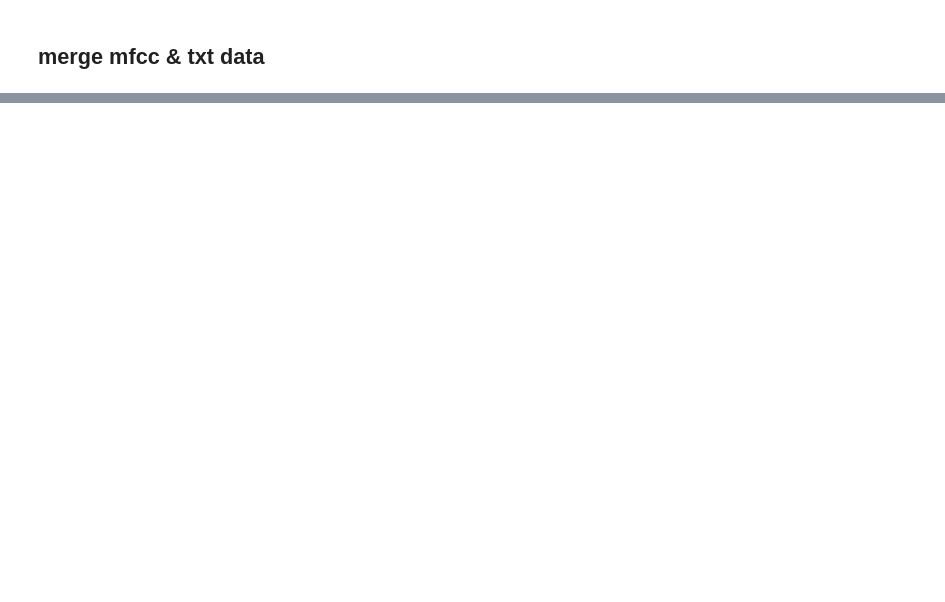
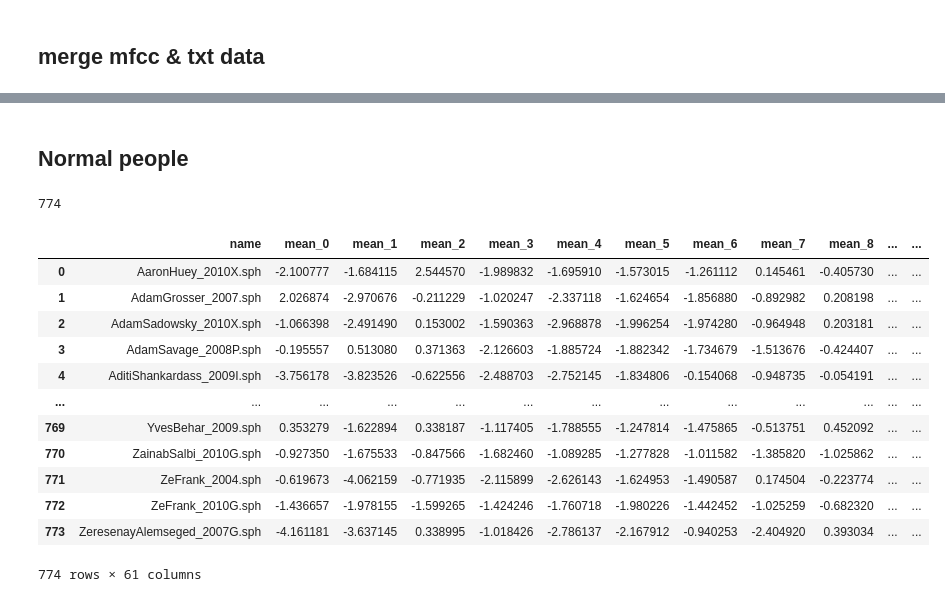
Before and after one commit to ZiJun0502/Alzheimer-Diagnosis-Speech, a Jupyter notebook: model/dataMerge.ipynb, the cells around one changed output, grey strips where cells are left out. Saved outputs shown, nothing was run; the diff lists cells and outputs as text; code cells hidden in the pictures; blank space fills up the shorter version.

```diff
--- a/model/dataMerge.ipynb
+++ b/model/dataMerge.ipynb
@@ -132,0 +152,64 @@ merged_df.to_csv(csv_file_path, index=False)
+# %% [markdown]
+## Normal people
+# %%
+normal_info = pd.read_csv(normal_dataroot)
+normal_info.drop(normal_info[normal_info["name"] == "list.txt"].index, inplace = True)
+normal_info.drop(normal_info[normal_info["name"] == "name.bat"].index, inplace = True)
+
+dp = data_process()
+print(normal_info.shape[0])
+
+
+normal_audio_names = []
+mean_names = ["mean_0", "mean_1", "mean_2", "mean_3", "mean_4", "mean_5", "mean_6", "mean_7", "mean_8", "mean_9", "mean_10", "mean_11"]
+std_names = ["std_0", "std_1", "std_2", "std_3", "std_4", "std_5", "std_6", "std_7", "std_8", "std_9", "std_10", "std_11"]
+var_names = ["var_0", "var_1", "var_2", "var_3", "var_4", "var_5", "var_6", "var_7", "var_8", "var_9", "var_10", "var_11"]
+min_names = ["min_0", "min_1", "min_2", "min_3", "min_4", "min_5", "min_6", "min_7", "min_8", "min_9", "min_10", "min_11"]
+max_names = ["max_0", "max_1", "max_2", "max_3", "max_4", "max_5", "max_6", "max_7", "max_8", "max_9", "max_10", "max_11"]
+
+for i in range(normal_info.shape[0]):
+    normal_aud_df = pd.read_csv(f"/content/drive/MyDrive/term project/final_training_data/normal_output/unnoise_{normal_info.iloc[i,0][:-4]}.csv", header=None)
+    normal_audio_names.append(normal_info.iloc[i,0])
+    dp.cal_mfcc_features(normal_info.iloc[i,0], normal_aud_df)
+
+normal_mean_df = pd.DataFrame(dp.mean_features)
+normal_mean_df.columns = mean_names
+normal_mean_df["name"] = normal_audio_names
+normal_mean_df = normal_mean_df.reindex(["name", "mean_0", "mean_1", "mean_2", "mean_3", "mean_4", "mean_5", "mean_6", "mean_7", "mean_8", "mean_9", "mean_10", "mean_11"], axis=1)
+
+normal_std_df = pd.DataFrame(dp.std_features)
+normal_std_df.columns = std_names
+normal_std_df["name"] = normal_audio_names
+
+normal_var_df = pd.DataFrame(dp.var_features)
+normal_var_df.columns = var_names
+normal_var_df["name"] = normal_audio_names
+
+normal_min_df = pd.DataFrame(dp.min_features)
+normal_min_df.columns = min_names
+normal_min_df["name"] = normal_audio_names
+
+normal_max_df = pd.DataFrame(dp.max_features)
+normal_max_df.columns = max_names
+normal_max_df["name"] = normal_audio_names
+
+normal_mfcc_df = pd.merge(normal_mean_df, normal_std_df, how="right", on = "name")
+normal_mfcc_df = pd.merge(normal_mfcc_df, normal_var_df, how="right", on = "name")
+normal_mfcc_df = pd.merge(normal_mfcc_df, normal_min_df, how="right", on = "name")
+normal_mfcc_df = pd.merge(normal_mfcc_df, normal_max_df, how="right", on = "name")
+normal_mfcc_df
+# %% [output]
+774
+|  | name | mean_0 | mean_1 | mean_2 | mean_3 | mean_4 | mean_5 | mean_6 | mean_7 | mean_8 | ... | ... |
+| 0 | AaronHuey_2010X.sph | -2.100777 | -1.684115 | 2.544570 | -1.989832 | -1.695910 | -1.573015 | -1.261112 | 0.145461 | -0.405730 | ... | ... |
+| 1 | AdamGrosser_2007.sph | 2.026874 | -2.970676 | -0.211229 | -1.020247 | -2.337118 | -1.624654 | -1.856880 | -0.892982 | 0.208198 | ... | ... |
+| 2 | AdamSadowsky_2010X.sph | -1.066398 | -2.491490 | 0.153002 | -1.590363 | -2.968878 | -1.996254 | -1.974280 | -0.964948 | 0.203181 | ... | ... |
+| 3 | AdamSavage_2008P.sph | -0.195557 | 0.513080 | 0.371363 | -2.126603 | -1.885724 | -1.882342 | -1.734679 | -1.513676 | -0.424407 | ... | ... |
+| 4 | AditiShankardass_2009I.sph | -3.756178 | -3.823526 | -0.622556 | -2.488703 | -2.752145 | -1.834806 | -0.154068 | -0.948735 | -0.054191 | ... | ... |
+| ... | ... | ... | ... | ... | ... | ... | ... | ... | ... | ... | ... | ... |
+| 769 | YvesBehar_2009.sph | 0.353279 | -1.622894 | 0.338187 | -1.117405 | -1.788555 | -1.247814 | -1.475865 | -0.513751 | 0.452092 | ... | ... |
+| 770 | ZainabSalbi_2010G.sph | -0.927350 | -1.675533 | -0.847566 | -1.682460 | -1.089285 | -1.277828 | -1.011582 | -1.385820 | -1.025862 | ... | ... |
+| 771 | ZeFrank_2004.sph | -0.619673 | -4.062159 | -0.771935 | -2.115899 | -2.626143 | -1.624953 | -1.490587 | 0.174504 | -0.223774 | ... | ... |
+| 772 | ZeFrank_2010G.sph | -1.436657 | -1.978155 | -1.599265 | -1.424246 | -1.760718 | -1.980226 | -1.442452 | -1.025259 | -0.682320 | ... | ... |
+| 773 | ZeresenayAlemseged_2007G.sph | -4.161181 | -3.637145 | 0.338995 | -1.018426 | -2.786137 | -2.167912 | -0.940253 | -2.404920 | 0.393034 | ... | ... |
+774 rows × 61 columns
```
Also changed, not shown: parts of 14 cells of this notebook, 2 other files.
